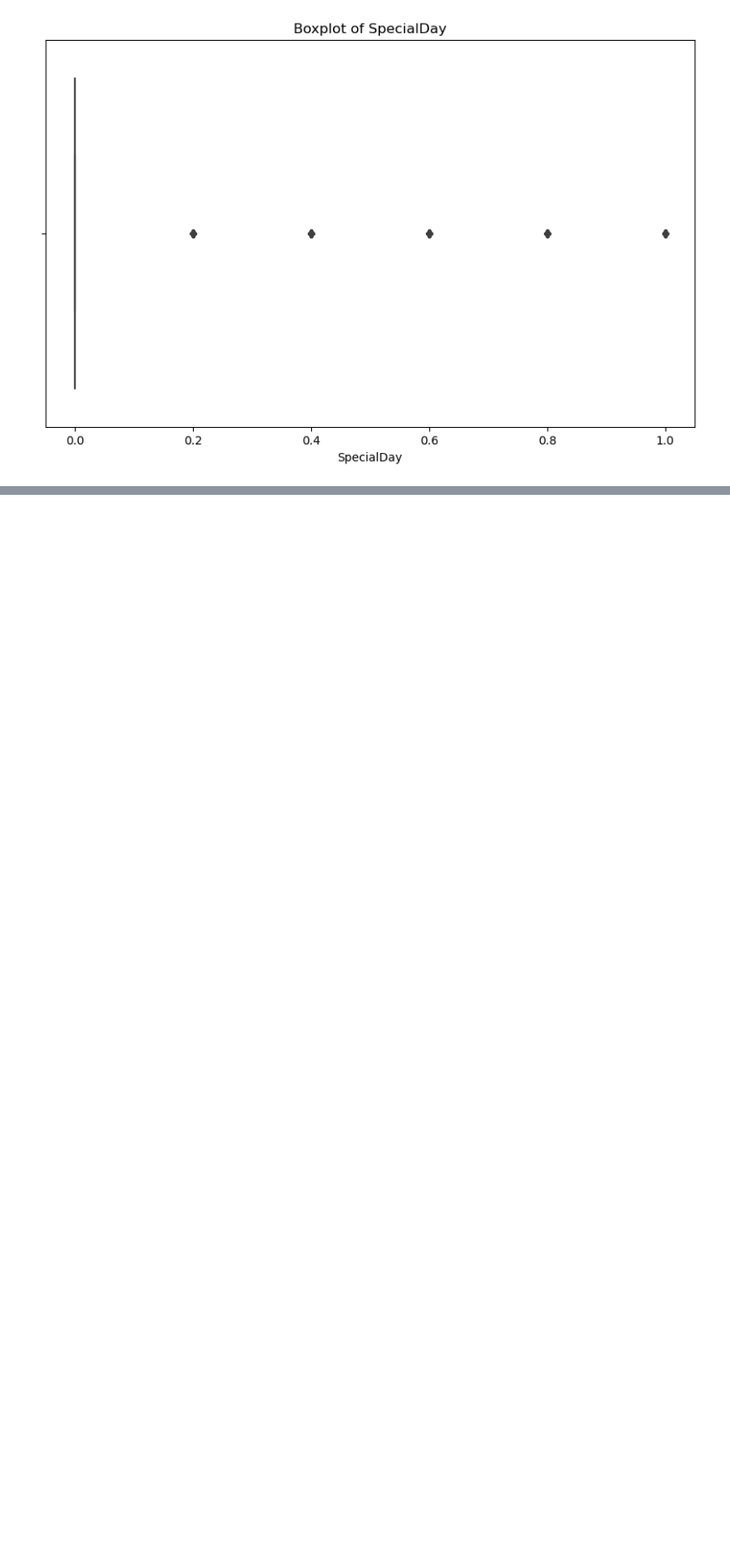
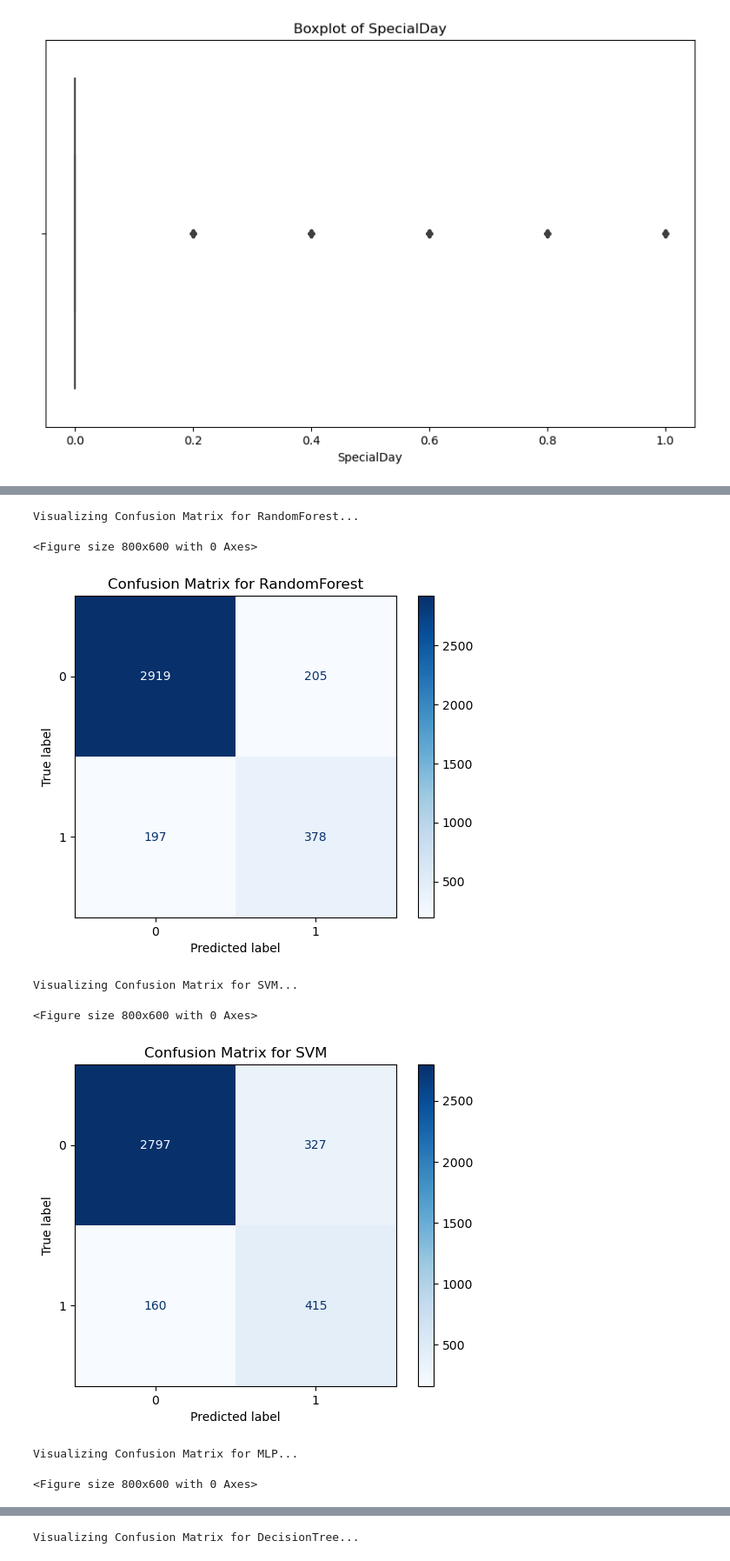
Before and after one commit to ooolychee/Project_purchase_intention, a Jupyter notebook: UCI user behavior.ipynb, the cells around one changed output, grey strips where cells are left out. Shown at 87% size. Cells and saved outputs as stored; diff of their text form; code cells hidden in the pictures; blank space fills up the shorter version.

```diff
--- a/UCI user behavior.ipynb
+++ b/UCI user behavior.ipynb
@@ -463,0 +484,29 @@ PR AUC Score for XGBoost: 0.7132134604044457
+# %%
+from sklearn.metrics import plot_confusion_matrix
+import matplotlib.pyplot as plt
+
+for name, model in models.items():
+    print(f"Visualizing Confusion Matrix for {name}...")
+    pipeline = ImbPipeline(steps=[
+        ('preprocessor', preprocessor),
+        ('sampler', SMOTE()),
+        ('classifier', model)
+    ])
+
+    X_train, X_test, y_train, y_test = train_test_split(X, y, test_size=0.3, random_state=42)
+
+    pipeline.fit(X_train, y_train)
+
+    plt.figure(figsize=(8, 6))
+    plot_confusion_matrix(pipeline, X_test, y_test, cmap=plt.cm.Blues)
+    plt.title(f'Confusion Matrix for {name}')
+    plt.show()
+# %% [output]
+Visualizing Confusion Matrix for RandomForest...
+<Figure size 800x600 with 0 Axes>
+[figure, added]
+Visualizing Confusion Matrix for SVM...
+<Figure size 800x600 with 0 Axes>
+[figure, added]
+Visualizing Confusion Matrix for MLP...
+<Figure size 800x600 with 0 Axes>
@@ -463,0 +514 @@ PR AUC Score for XGBoost: 0.7132134604044457
+Visualizing Confusion Matrix for DecisionTree...
```
Also changed, not shown: parts of 16 cells of this notebook.
